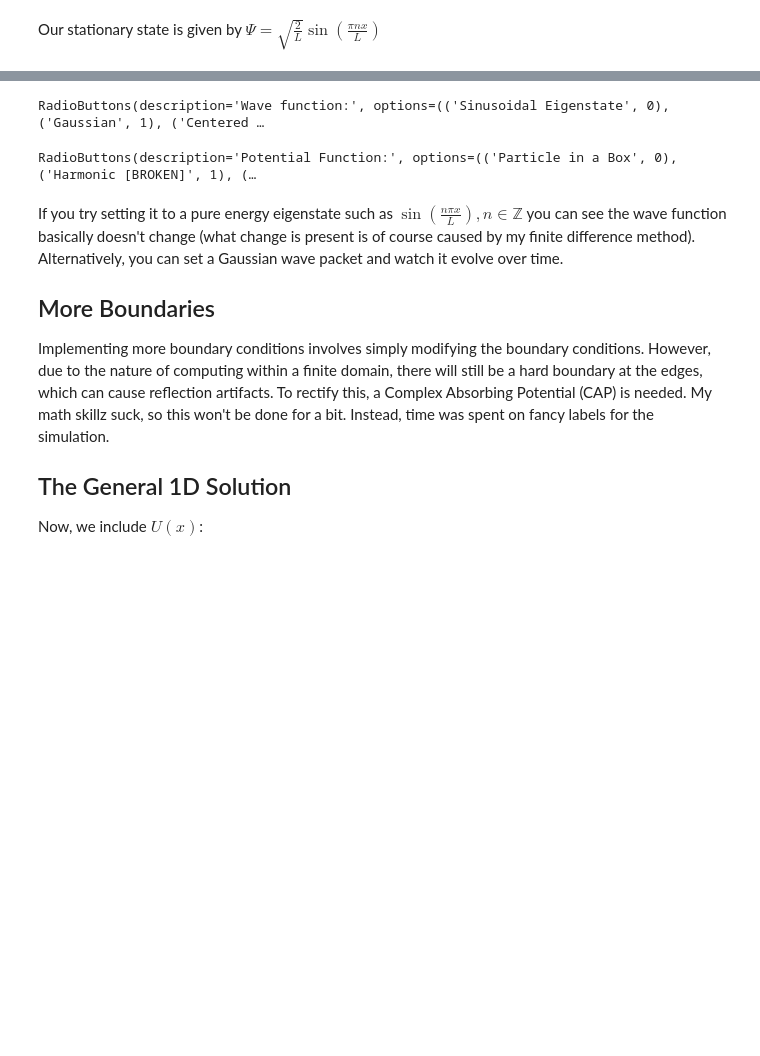
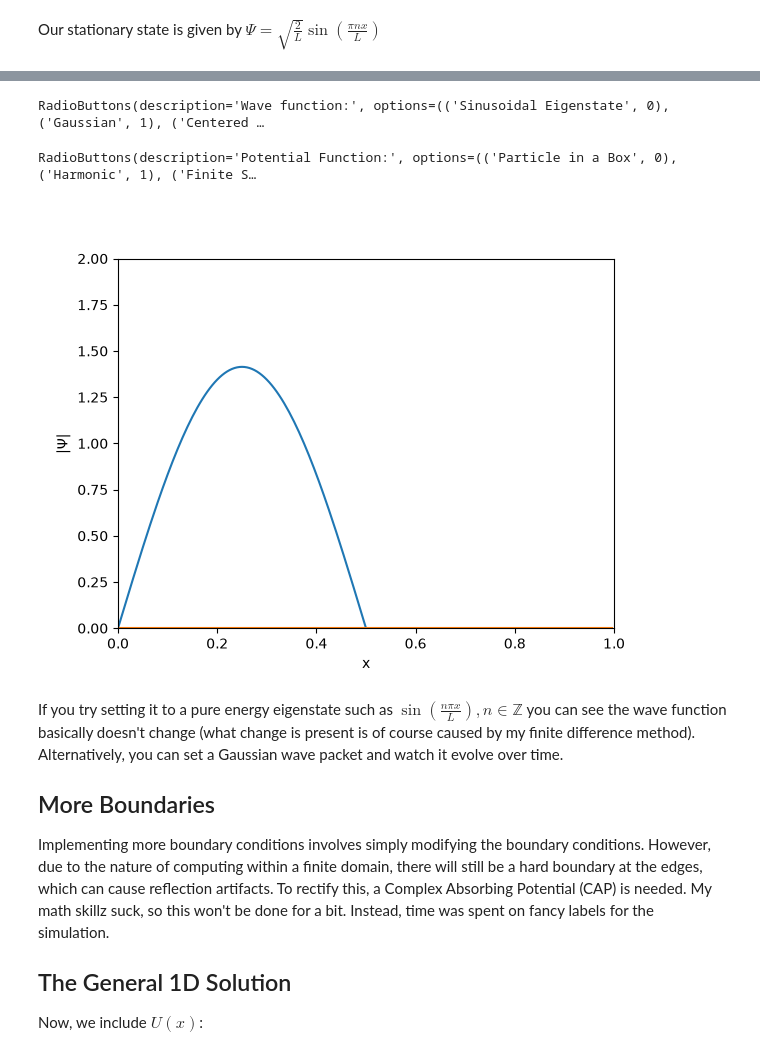
Before and after one commit to DILET1/SchrodingerSolver, a Jupyter notebook: notebook.ipynb, the cells around one changed output, grey strips where cells are left out. Saved outputs shown, nothing was run; the diff lists cells and outputs as text; code cells hidden in the pictures; blank space fills up the shorter version.

Commit message:
changed the requirements.txt to have current versions of all libraries used replaced %matplotlib notebook with %matplotlib widget

```diff
--- a/notebook.ipynb
+++ b/notebook.ipynb
@@ -83,7 +83,7 @@ times_crunched = 0
 SF = np.longdouble((np.power(10,8)))
 #INITIALIZATION
 #this line fixes everything. "Every[thing]? EVERY[thing]!!!!"
-%matplotlib notebook
+%matplotlib widget
 cs = []
 da = []
 ta = []
@@ -198,7 +198,7 @@ x = np.arange(0, Sx) #an array of 0, 1, 2, ... Sx
 line, = ax.plot((x*l/Sx), CS)
 line2, = ax.plot((x*l/Sx),UA)
 psi_select = widgets.RadioButtons(options=[('Sinusoidal Eigenstate', 0), ('Gaussian',1), ('Centered Gaussian', 2)],description='Wave function:', disabled=False, continuous=True,)
-U_select = widgets.RadioButtons(options=[('Particle in a Box', 0), ('Harmonic [BROKEN]',1), ('Finite Square Barrier(s)', 2)],description='Potential Function:', disabled=False, continuous=True,)
+U_select = widgets.RadioButtons(options=[('Particle in a Box', 0), ('Harmonic',1), ('Finite Square Barrier(s)', 2)],description='Potential Function:', disabled=False, continuous=True,)
 display(psi_select)
 display(U_select)
 pc = ax.annotate('',xy=(1, 0),
@@ -257,5 +255,6 @@ plt.show()
 RadioButtons(description='Wave function:', options=(('Sinusoidal Eigenstate', 0), ('Gaussian', 1), ('Centered …
-RadioButtons(description='Potential Function:', options=(('Particle in a Box', 0), ('Harmonic [BROKEN]', 1), (…
+RadioButtons(description='Potential Function:', options=(('Particle in a Box', 0), ('Harmonic', 1), ('Finite S…
+[figure, added]
 # %% [markdown]
 If you try setting it to a pure energy eigenstate such as $\sin{(\frac{n\pi x}{L})}, n \in \mathbb{Z}$ you can see the wave function basically doesn't change (what change is present is of course caused by my finite difference method). Alternatively, you can set a Gaussian wave packet and watch it evolve over time.
 ## More Boundaries
```
Also changed, not shown: parts of 1 cell of this notebook, 1 other file.
